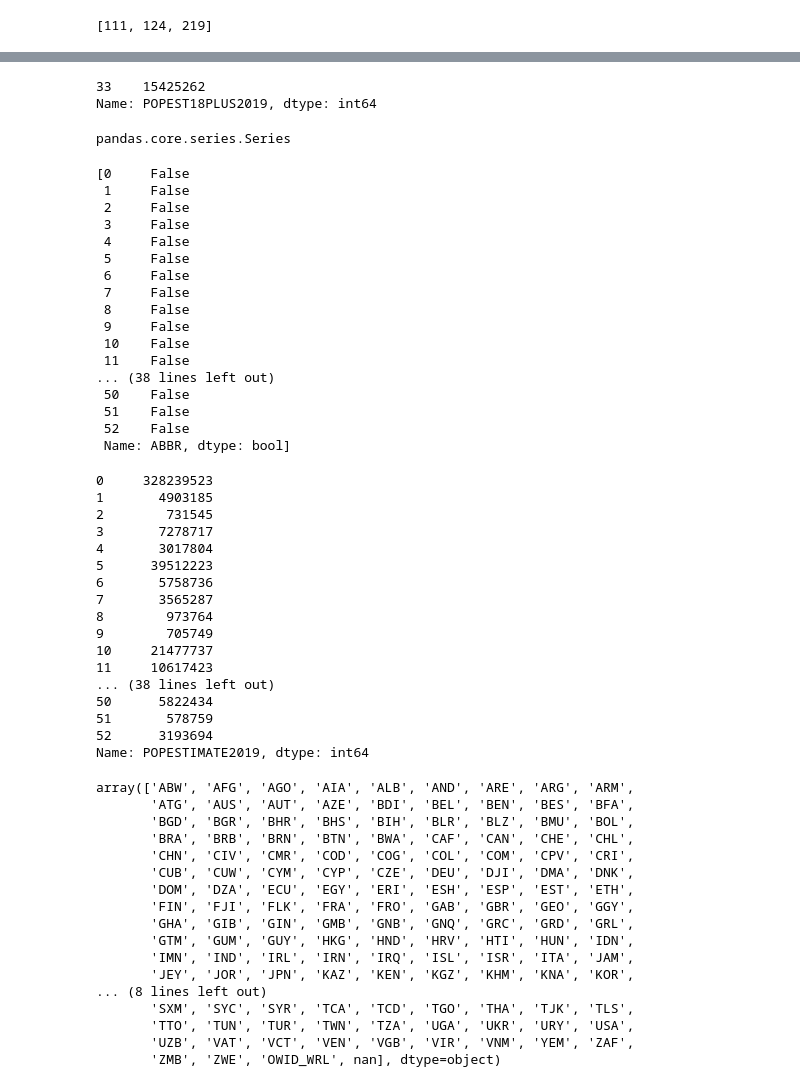
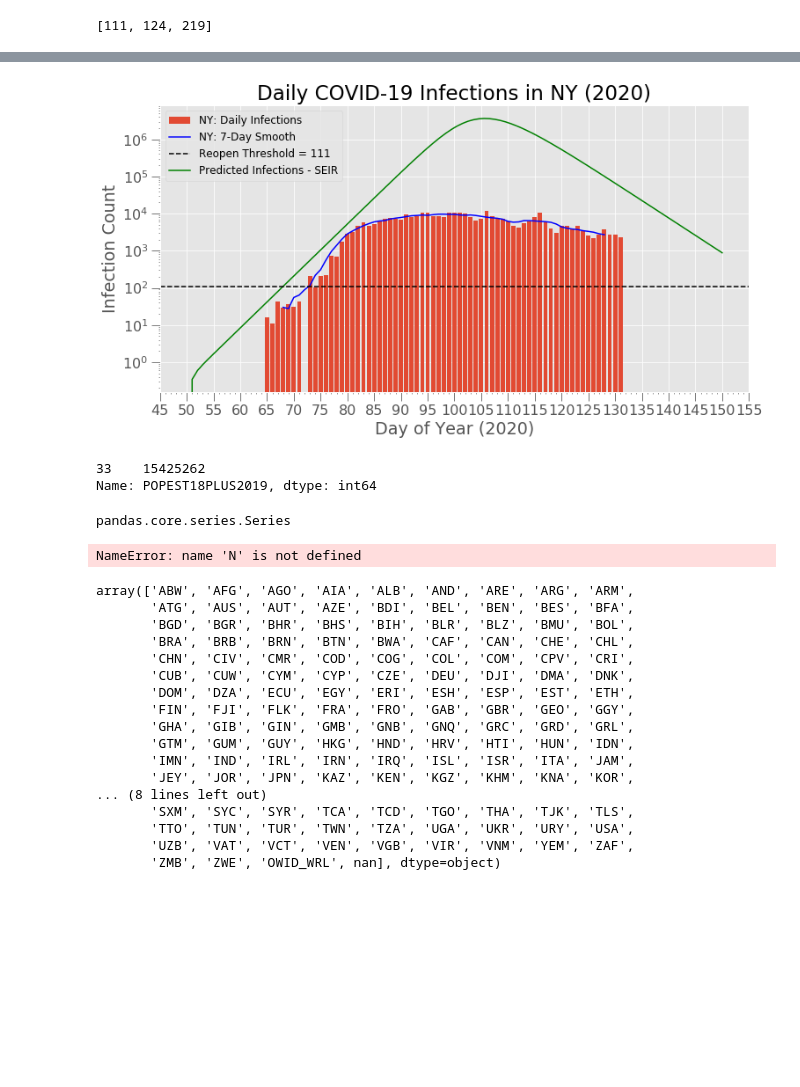
Before and after one commit to AsaKientz/covid-forecasting, a Jupyter notebook: notebooks/covid-forecasting-code-testing.ipynb, the cells around one changed output, grey strips where cells are left out. Drawn from its saved outputs; the diff is of its cells as text; code cells hidden in the pictures; blank space fills up the shorter version.

```diff
--- a/notebooks/covid-forecasting-code-testing.ipynb
+++ b/notebooks/covid-forecasting-code-testing.ipynb
@@ -174,0 +173,8 @@ pandas.core.indexes.numeric.Int64Index
+# %%
+N = 1000
+beta = 1.0 # infected person infects 1 other person per day
+D = 4.0 # infections last 4 days
+gamma = 1.0 / D
+delta = 1.0 / 3 # incubation period of 3 days
+
+S0, E0, I0, R0 = N-1, 1, 0, 0
@@ -174,0 +274,23 @@ pandas.core.indexes.numeric.Int64Index
+# %%
+fig, ax = plt.subplots(figsize = (12,6))
+for state in states:
+    plt.bar(df2.d_o_y, df2['positive_daily_incr'], label = f"{state}: Daily Infections")
+    plt.plot(df2.d_o_y, df2['Rolling-{num_days}mean'], label = f"{state}: {num_days}-Day Smooth", color='blue')
+    plt.plot(t, I, label = f'Predicted Infections - SEIR', color = 'green')
+    ax.axhline(state_reopen_thresh[0], color = 'black', ls="--", label = f"Reopen Threshold = {state_reopen_thresh[0]}")
+# ax.set_yscale('log')
+ax.xaxis.set_major_locator(MultipleLocator(5))
+ax.xaxis.set_major_formatter(FormatStrFormatter('%d'))
+# For the minor ticks, use no labels; default NullFormatter.
+ax.xaxis.set_minor_locator(MultipleLocator(1))
+ax.tick_params(direction='out', length=10)
+ax.set_xlabel('Day of Year (2020)')
+ax.set_ylabel('Infection Count')
+ax.set_yscale('log')
+plt.title(f'Daily COVID-19 Infections in {state} (2020)')
+handles, labels = plt.gca().get_legend_handles_labels()
+order = [3,0,2,1]
+plt.legend([handles[idx] for idx in order],[labels[idx] for idx in order], fontsize=12,loc='upper left')
+plt.show();
+# %% [output]
+[figure, added]
@@ -183,28 +318,10 @@ Name: POPEST18PLUS2019, dtype: int64
 pandas.core.series.Series
 # %%
 N = [df_usa_pop['ABBR'].isin(states)]
-N
+# N
-# %% [output]
-[0     False
- 1     False
- 2     False
- 3     False
- 4     False
- 5     False
- 6     False
- 7     False
- 8     False
- 9     False
- 10    False
- 11    False
-... (38 lines left out)
- 50    False
- 51    False
- 52    False
- Name: ABBR, dtype: bool]
 # %%
-N = df_usa_pop['POPESTIMATE2019'].loc([df_usa_pop['NAME'].isin(states)])
-print(N)
+# N = df_usa_pop['POPESTIMATE2019'].loc([df_usa_pop['NAME'].isin(states)])
+# print(N)
 # Initial number of infected and recovered individuals, I0 and R0.
 I0, R0 = 5, 0
 # Everyone else, S0, is susceptible to infection initially.
@@ -214,20 +331,4 @@ beta, gamma = 0.2, 1./10
 # A grid of time points (in days)
 t = np.linspace(0, 160, 160)
 # %% [output]
-0     328239523
-1       4903185
-2        731545
-3       7278717
-4       3017804
-5      39512223
-6       5758736
-7       3565287
-8        973764
-9        705749
-10     21477737
-11     10617423
-... (38 lines left out)
-50      5822434
-51       578759
-52      3193694
-Name: POPESTIMATE2019, dtype: int64
+NameError: name 'N' is not defined
```
Also changed, not shown: parts of 17 cells of this notebook, 1 other file.
